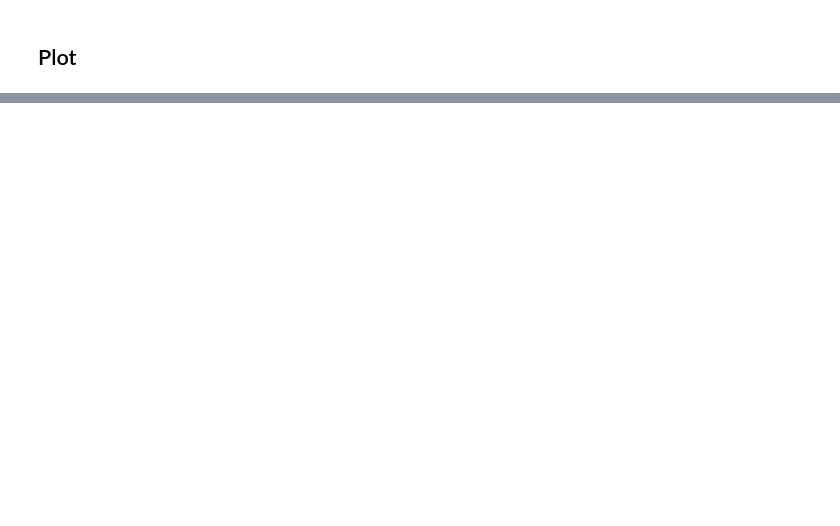
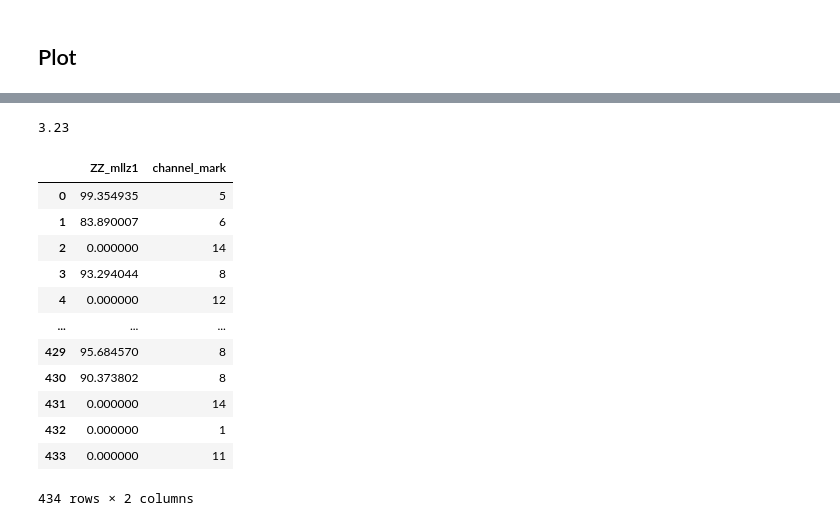
Before and after one commit to Senphy/nanoAOD-WVG, a Jupyter notebook: plot/combine.ipynb, the cells around one changed output, grey strips where cells are left out. Saved outputs shown, nothing was run; the diff lists cells and outputs as text; code cells hidden in the pictures; blank space fills up the shorter version.

```diff
--- a/plot/combine.ipynb
+++ b/plot/combine.ipynb
@@ -1041,0 +1139,37 @@ branches
+# %%
+# # file = '/eos/user/s/sdeng/WZG_analysis/final_skim/2018/SingleMuon_Run2018A.root'
+file = '/eos/user/s/sdeng/WZG_analysis/final_skim/2018/SingleMuon_Run2018A_0000.root'
+# file = '/afs/cern.ch/work/s/sdeng/sftp/WZG/CMSSW_10_6_19/src/PhysicsTools/NanoAODTools/nanoAOD-WVG/FakeLepton/wza_UL18_sum_Skim.root'
+
+# gen_branches = uproot.open(file+':Events').keys(filter_name='*_lepton*genPartFlav')
+# print (gen_branches)
+
+init_branches = ['channel_mark','HLT_Ele23_Ele12_CaloIdL_TrackIdL_IsoVL','HLT_Mu23_TrkIsoVVL_Ele12_CaloIdL_TrackIdL_IsoVL','HLT_Mu8_TrkIsoVVL_Ele23_CaloIdL_TrackIdL_IsoVL_DZ','HLT_Mu17_TrkIsoVVL_Mu8_TrkIsoVVL_DZ_Mass3p8','HLT_Ele32_WPTight_Gsf','HLT_IsoMu24']
+init_branches = ['ZZ_mllz1','channel_mark']
+
+# branch = 'LooseNotTightMuon_pt'
+
+# init_branches.append(branch)
+# init_branches.extend(gen_branches)
+# print (init_branches)
+
+init_time = time.time()
+branches = uproot.open(file+':Events').arrays(init_branches, library='pd')
+end_time = time.time()
+print ('%.2f' %(end_time-init_time))
+branches
+# %% [output]
+3.23
+|  | ZZ_mllz1 | channel_mark |
+| 0 | 99.354935 | 5 |
+| 1 | 83.890007 | 6 |
+| 2 | 0.000000 | 14 |
+| 3 | 93.294044 | 8 |
+| 4 | 0.000000 | 12 |
+| ... | ... | ... |
+| 429 | 95.684570 | 8 |
+| 430 | 90.373802 | 8 |
+| 431 | 0.000000 | 14 |
+| 432 | 0.000000 | 1 |
+| 433 | 0.000000 | 11 |
+434 rows × 2 columns
```
Also changed, not shown: parts of 12 cells of this notebook.
